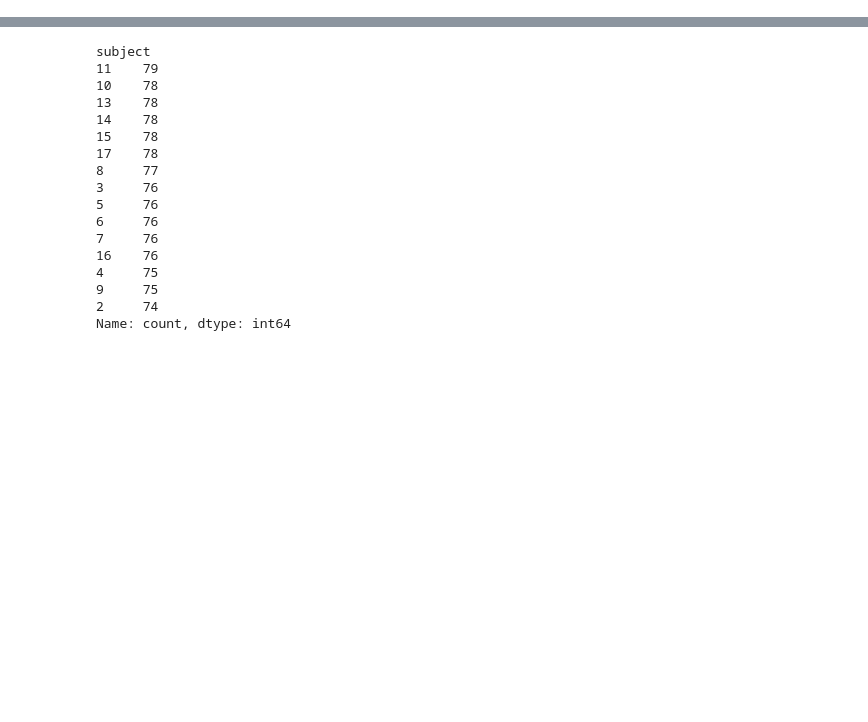
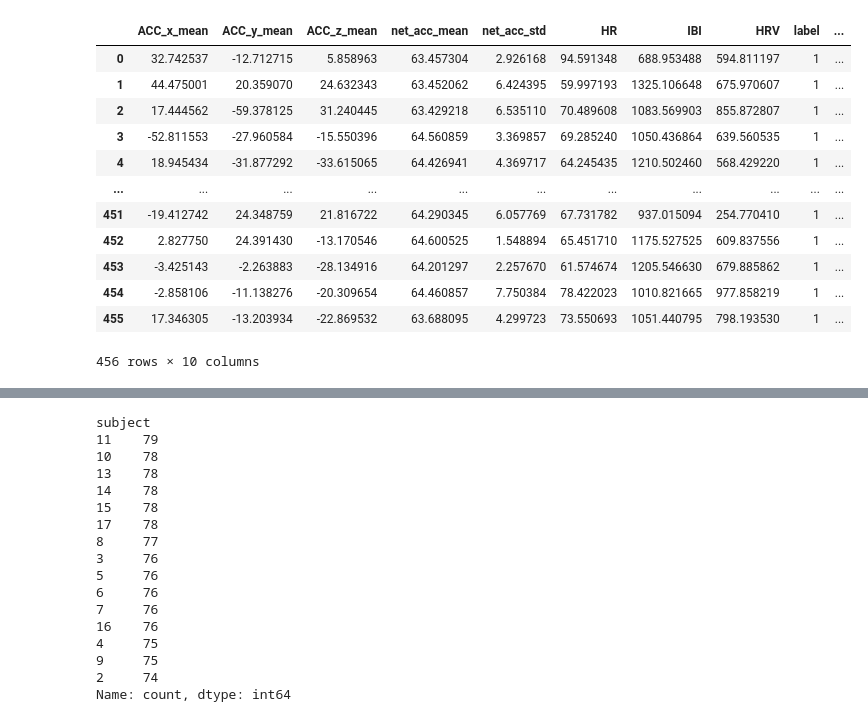
Before and after one commit to grayaubel/focus-detection-using-physiological-data, a Jupyter notebook: notebooks/02_feature_engineering.ipynb, the cells around one changed output, grey strips where cells are left out. Saved outputs shown, nothing was run; the diff lists cells and outputs as text; code cells hidden in the pictures; blank space fills up the shorter version.

```diff
--- a/notebooks/02_feature_engineering.ipynb
+++ b/notebooks/02_feature_engineering.ipynb
@@ -134,0 +36,4 @@ df_all
+# %%
+# เอาข้อมูลของ focus อย่างเดียว เพื่อเอาไปทำ CTGan
+df_focus = df_all[df_all['label'] == 1].drop(columns=["label"])
+df_focus
@@ -134,0 +79,7 @@ df_all
+# %%
+metadata = SingleTableMetadata()
+metadata.detect_from_dataframe(data=df_focus)
+# %%
+synthesizer = SingleTablePreset(metadata, name='FAST_ML')
+synthesizer.fit(df_focus)
+synthetic_focus = synthesizer.sample(456)
@@ -134,0 +102,18 @@ df_all
+# %%
+synthetic_focus.insert(8, "label", 1)
+# %%
+synthetic_focus
+# %% [output]
+|  | ACC_x_mean | ACC_y_mean | ACC_z_mean | net_acc_mean | net_acc_std | HR | IBI | HRV | label | ... |
+| 0 | 32.742537 | -12.712715 | 5.858963 | 63.457304 | 2.926168 | 94.591348 | 688.953488 | 594.811197 | 1 | ... |
+| 1 | 44.475001 | 20.359070 | 24.632343 | 63.452062 | 6.424395 | 59.997193 | 1325.106648 | 675.970607 | 1 | ... |
+| 2 | 17.444562 | -59.378125 | 31.240445 | 63.429218 | 6.535110 | 70.489608 | 1083.569903 | 855.872807 | 1 | ... |
+| 3 | -52.811553 | -27.960584 | -15.550396 | 64.560859 | 3.369857 | 69.285240 | 1050.436864 | 639.560535 | 1 | ... |
+| 4 | 18.945434 | -31.877292 | -33.615065 | 64.426941 | 4.369717 | 64.245435 | 1210.502460 | 568.429220 | 1 | ... |
+| ... | ... | ... | ... | ... | ... | ... | ... | ... | ... | ... |
+| 451 | -19.412742 | 24.348759 | 21.816722 | 64.290345 | 6.057769 | 67.731782 | 937.015094 | 254.770410 | 1 | ... |
+| 452 | 2.827750 | 24.391430 | -13.170546 | 64.600525 | 1.548894 | 65.451710 | 1175.527525 | 609.837556 | 1 | ... |
+| 453 | -3.425143 | -2.263883 | -28.134916 | 64.201297 | 2.257670 | 61.574674 | 1205.546630 | 679.885862 | 1 | ... |
+| 454 | -2.858106 | -11.138276 | -20.309654 | 64.460857 | 7.750384 | 78.422023 | 1010.821665 | 977.858219 | 1 | ... |
+| 455 | 17.346305 | -13.203934 | -22.869532 | 63.688095 | 4.299723 | 73.550693 | 1051.440795 | 798.193530 | 1 | ... |
+456 rows × 10 columns
```
Also changed, not shown: parts of 34 cells of this notebook.
